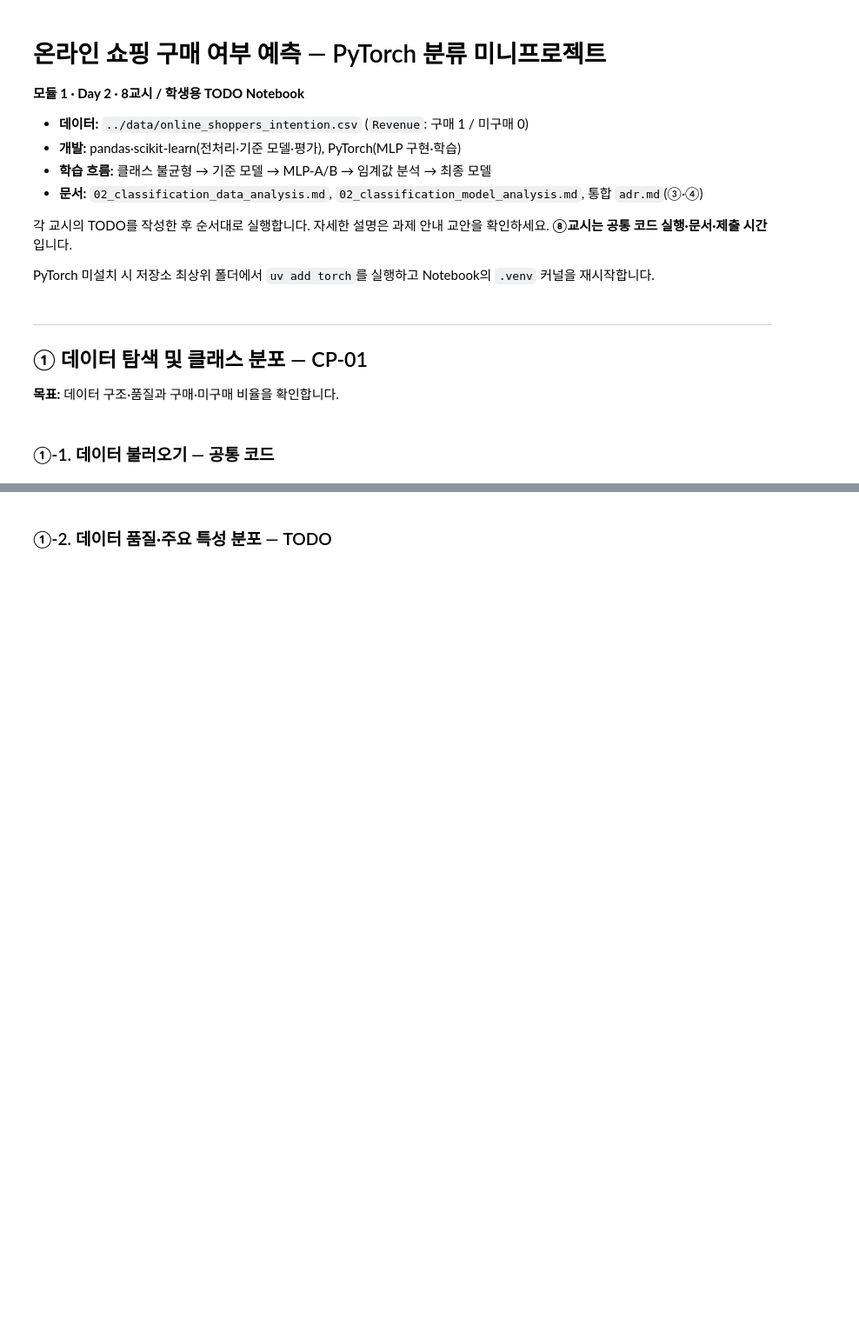
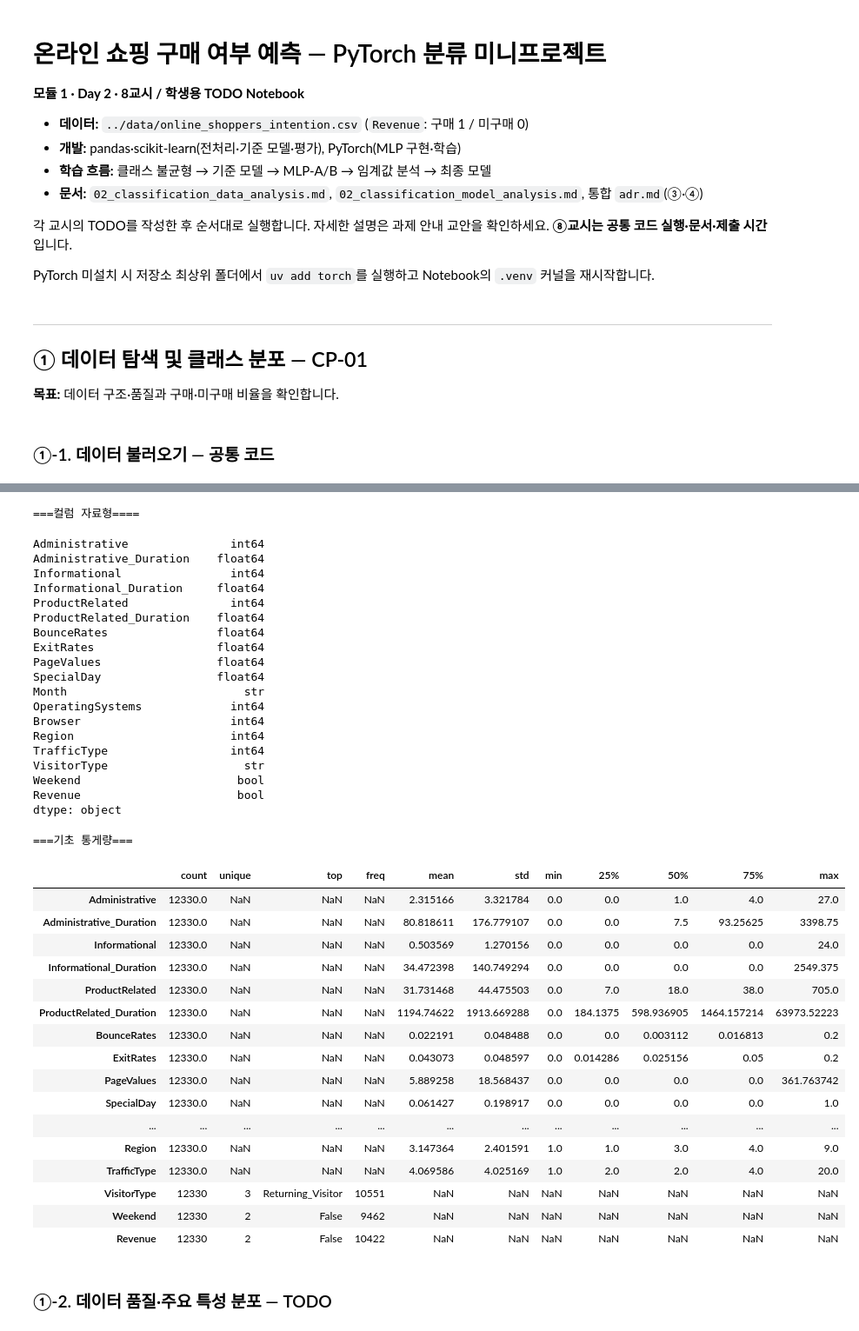
Before and after one commit to djdjwoqve-boop/ai-mini-projects, a Jupyter notebook: mini-project-01/code/02_classification_online_shopping.ipynb, the cells around one changed output, grey strips where cells are left out. Shown at 87% size. Cells and saved outputs as stored; diff of their text form; code cells hidden in the pictures; blank space fills up the shorter version.

```diff
--- a/mini-project-01/code/02_classification_online_shopping.ipynb
+++ b/mini-project-01/code/02_classification_online_shopping.ipynb
@@ -52,11 +70,50 @@ df.head()
 # %%
 # TODO 1-1. 컬럼 자료형과 기초 통계량을 확인합니다.
 # 힌트: dtypes, describe(include="all"), display()
 print("===컬럼 자료형====")
-display(df.types)
+display(df.dtypes)
 
 print("===기초 통게량===")
 display(df.describe(include="all").T)
+# %% [output]
+===컬럼 자료형====
+Administrative               int64
+Administrative_Duration    float64
+Informational                int64
+Informational_Duration     float64
+ProductRelated               int64
+ProductRelated_Duration    float64
+BounceRates                float64
+ExitRates                  float64
+PageValues                 float64
+SpecialDay                 float64
+Month                          str
+OperatingSystems             int64
+Browser                      int64
+Region                       int64
+TrafficType                  int64
+VisitorType                    str
+Weekend                       bool
+Revenue                       bool
+dtype: object
+===기초 통게량===
+|  | count | unique | top | freq | mean | std | min | 25% | 50% | 75% | max |
+| Administrative | 12330.0 | NaN | NaN | NaN | 2.315166 | 3.321784 | 0.0 | 0.0 | 1.0 | 4.0 | 27.0 |
+| Administrative_Duration | 12330.0 | NaN | NaN | NaN | 80.818611 | 176.779107 | 0.0 | 0.0 | 7.5 | 93.25625 | 3398.75 |
+| Informational | 12330.0 | NaN | NaN | NaN | 0.503569 | 1.270156 | 0.0 | 0.0 | 0.0 | 0.0 | 24.0 |
+| Informational_Duration | 12330.0 | NaN | NaN | NaN | 34.472398 | 140.749294 | 0.0 | 0.0 | 0.0 | 0.0 | 2549.375 |
+| ProductRelated | 12330.0 | NaN | NaN | NaN | 31.731468 | 44.475503 | 0.0 | 7.0 | 18.0 | 38.0 | 705.0 |
+| ProductRelated_Duration | 12330.0 | NaN | NaN | NaN | 1194.74622 | 1913.669288 | 0.0 | 184.1375 | 598.936905 | 1464.157214 | 63973.52223 |
+| BounceRates | 12330.0 | NaN | NaN | NaN | 0.022191 | 0.048488 | 0.0 | 0.0 | 0.003112 | 0.016813 | 0.2 |
+| ExitRates | 12330.0 | NaN | NaN | NaN | 0.043073 | 0.048597 | 0.0 | 0.014286 | 0.025156 | 0.05 | 0.2 |
+| PageValues | 12330.0 | NaN | NaN | NaN | 5.889258 | 18.568437 | 0.0 | 0.0 | 0.0 | 0.0 | 361.763742 |
+| SpecialDay | 12330.0 | NaN | NaN | NaN | 0.061427 | 0.198917 | 0.0 | 0.0 | 0.0 | 0.0 | 1.0 |
+| ... | ... | ... | ... | ... | ... | ... | ... | ... | ... | ... | ... |
+| Region | 12330.0 | NaN | NaN | NaN | 3.147364 | 2.401591 | 1.0 | 1.0 | 3.0 | 4.0 | 9.0 |
+| TrafficType | 12330.0 | NaN | NaN | NaN | 4.069586 | 4.025169 | 1.0 | 2.0 | 2.0 | 4.0 | 20.0 |
+| VisitorType | 12330 | 3 | Returning_Visitor | 10551 | NaN | NaN | NaN | NaN | NaN | NaN | NaN |
+| Weekend | 12330 | 2 | False | 9462 | NaN | NaN | NaN | NaN | NaN | NaN | NaN |
+| Revenue | 12330 | 2 | False | 10422 | NaN | NaN | NaN | NaN | NaN | NaN | NaN |
 # %% [markdown]
 ### ①-2. 데이터 품질·주요 특성 분포 — TODO
 # %%
```
Also changed, not shown: parts of 8 cells of this notebook.
